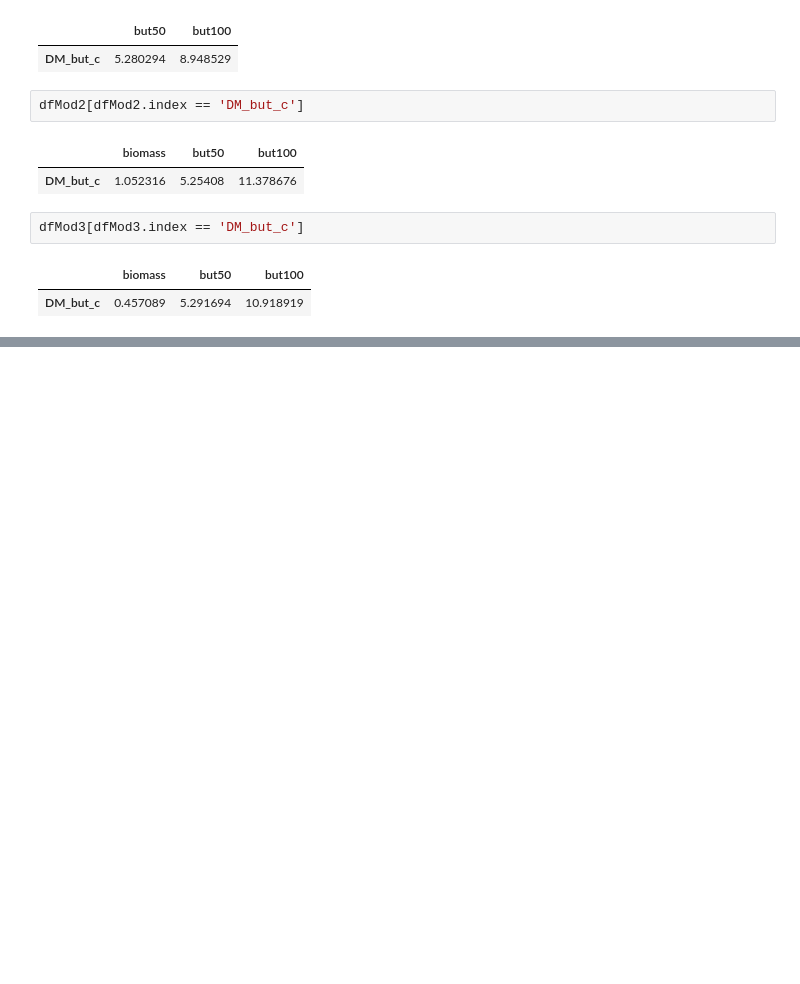
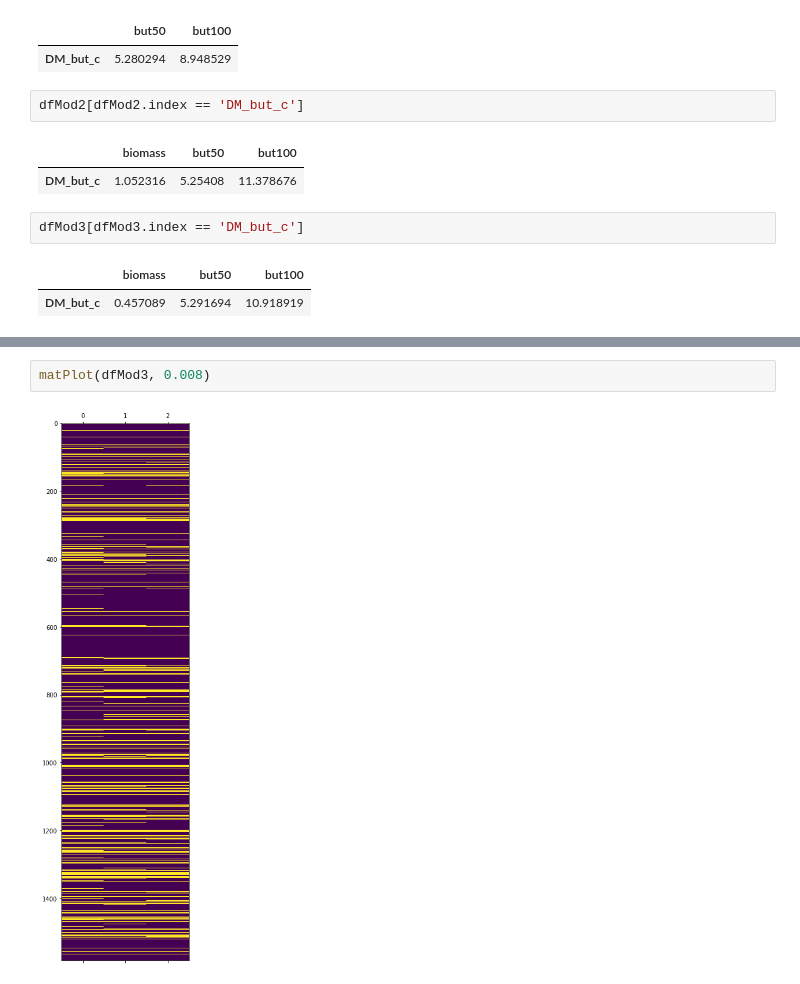
Before and after one commit to notblank/Sacaromises-B-and-C, a Jupyter notebook: Drawing the AACOA Fluxes .ipynb, the cells around one changed output, grey strips where cells are left out. Saved outputs shown, nothing was run; the diff lists cells and outputs as text; blank space fills up the shorter version.

```diff
--- a/Drawing the AACOA Fluxes .ipynb
+++ b/Drawing the AACOA Fluxes .ipynb
@@ -185,0 +200,4 @@ dfMod3[dfMod3.index == 'DM_but_c']
+# %%
+matPlot(dfMod3, 0.008)
+# %% [output]
+[figure, added]
```
Also changed, not shown: parts of 4 cells of this notebook, 11 other files.
